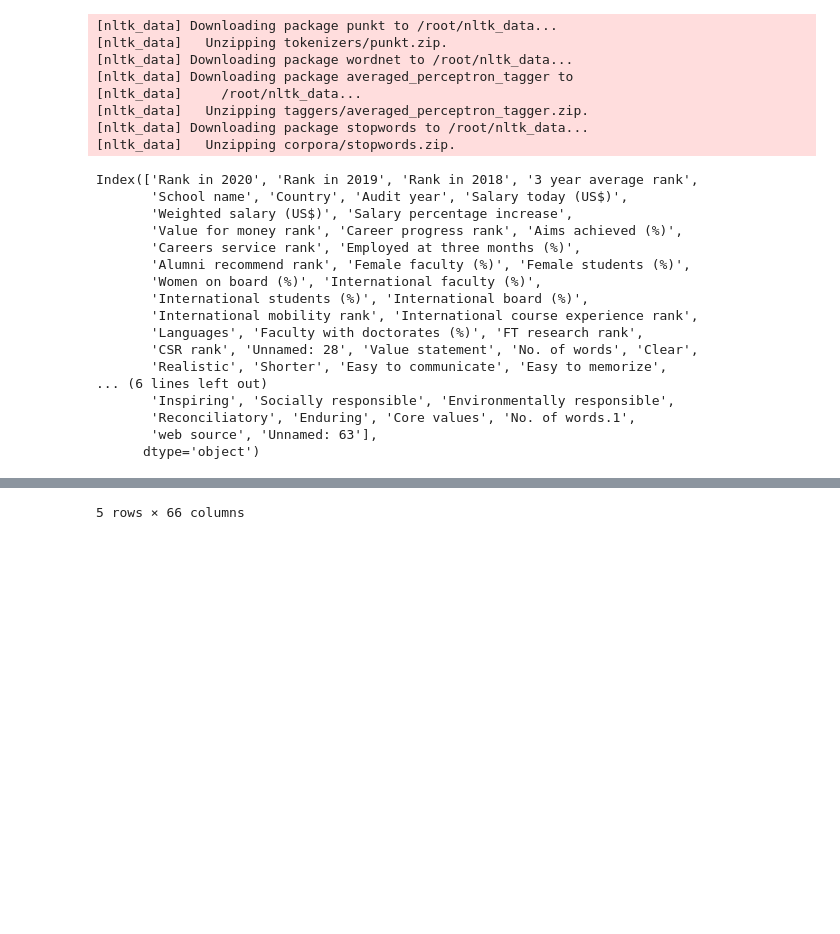
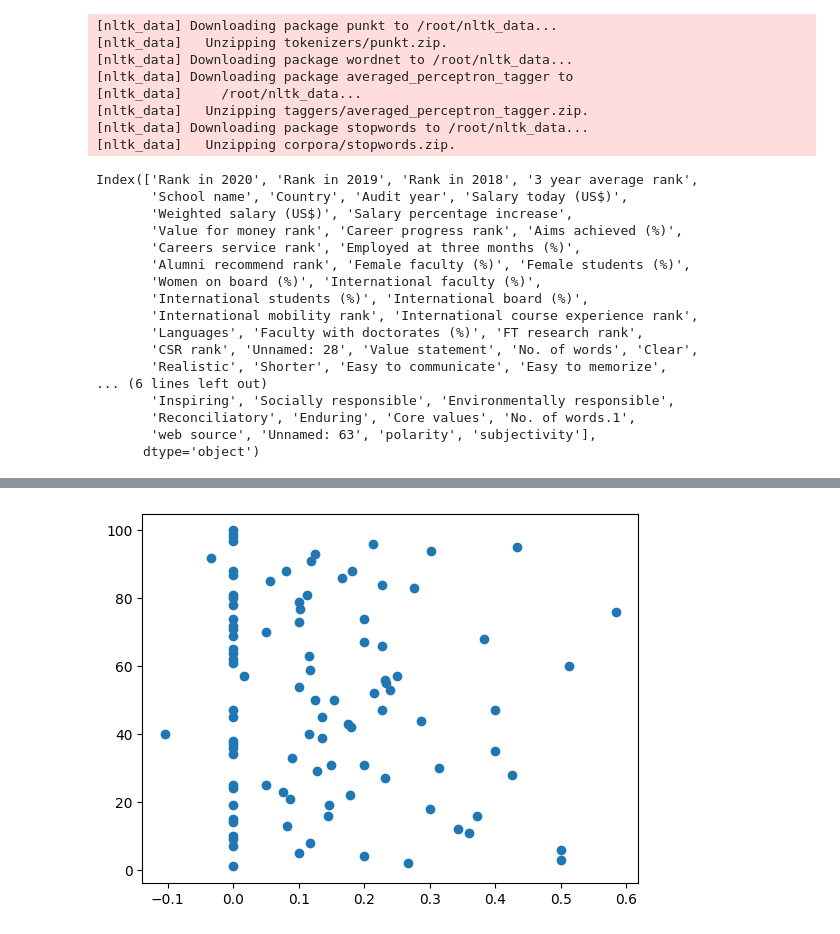
Before and after one commit to SebastianWikt/DS4002-P1, a Jupyter notebook: Project_1_text_analysis.ipynb, the cells around one changed output, grey strips where cells are left out. Saved outputs shown, nothing was run; the diff lists cells and outputs as text; code cells hidden in the pictures; blank space fills up the shorter version.

```diff
--- a/Project_1_text_analysis.ipynb
+++ b/Project_1_text_analysis.ipynb
@@ -98,8 +98,6 @@ def loadData(file):
 [nltk_data]   Unzipping corpora/stopwords.zip.
 # %%
 data = pd.read_csv('/content/DS4002-P1/project_1_dataset.csv')
-# %%
-data = data.rename(columns={"Unnamed: 42": "no_of_words"})
 # %%
 print(data.columns)
 # %% [output]
@@ -118,7 +116,7 @@ Index(['Rank in 2020', 'Rank in 2019', 'Rank in 2018', '3 year average rank',
 ... (6 lines left out)
        'Inspiring', 'Socially responsible', 'Environmentally responsible',
        'Reconciliatory', 'Enduring', 'Core values', 'No. of words.1',
-       'web source', 'Unnamed: 63'],
+       'web source', 'Unnamed: 63', 'polarity', 'subjectivity'],
       dtype='object')
 # %%
 # Import the TextBlob library
@@ -130,8 +128,9 @@ def get_sentiment(text):
 	return blob.sentiment.polarity, blob.sentiment.subjectivity
 
 # Apply the function to the reviews
-data['polarity'], data['subjectivity'] = zip(*data['School name'].map(get_sentiment))
+data['polarity'], data['subjectivity'] = zip(*data['Mission Statements'].astype(str).map(get_sentiment))
 
 # Display the first few rows of the dataframe
-data.head()
+plt.scatter(data['polarity'], data['Rank in 2020'])
+plt.show()
 # %% [output]
@@ -144 +137 @@ data.head()
-5 rows × 66 columns
+[figure, added]
```
Also changed, not shown: parts of 5 cells of this notebook.
